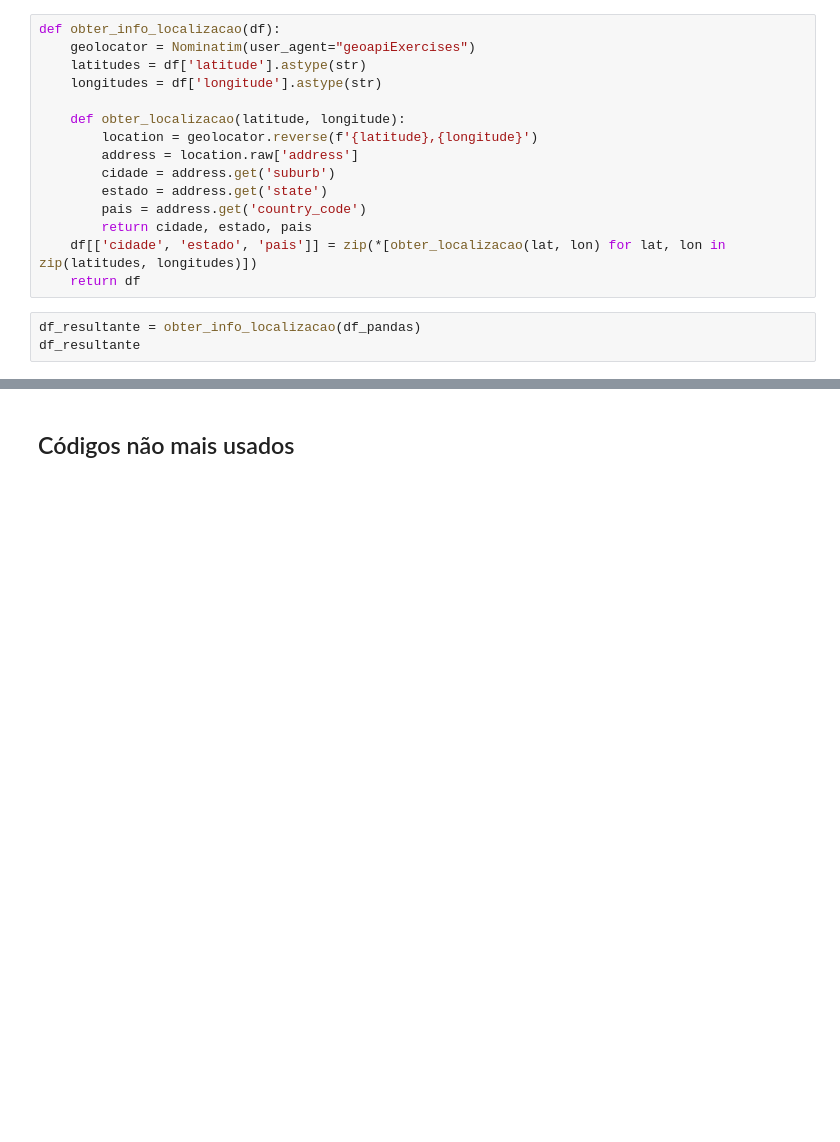
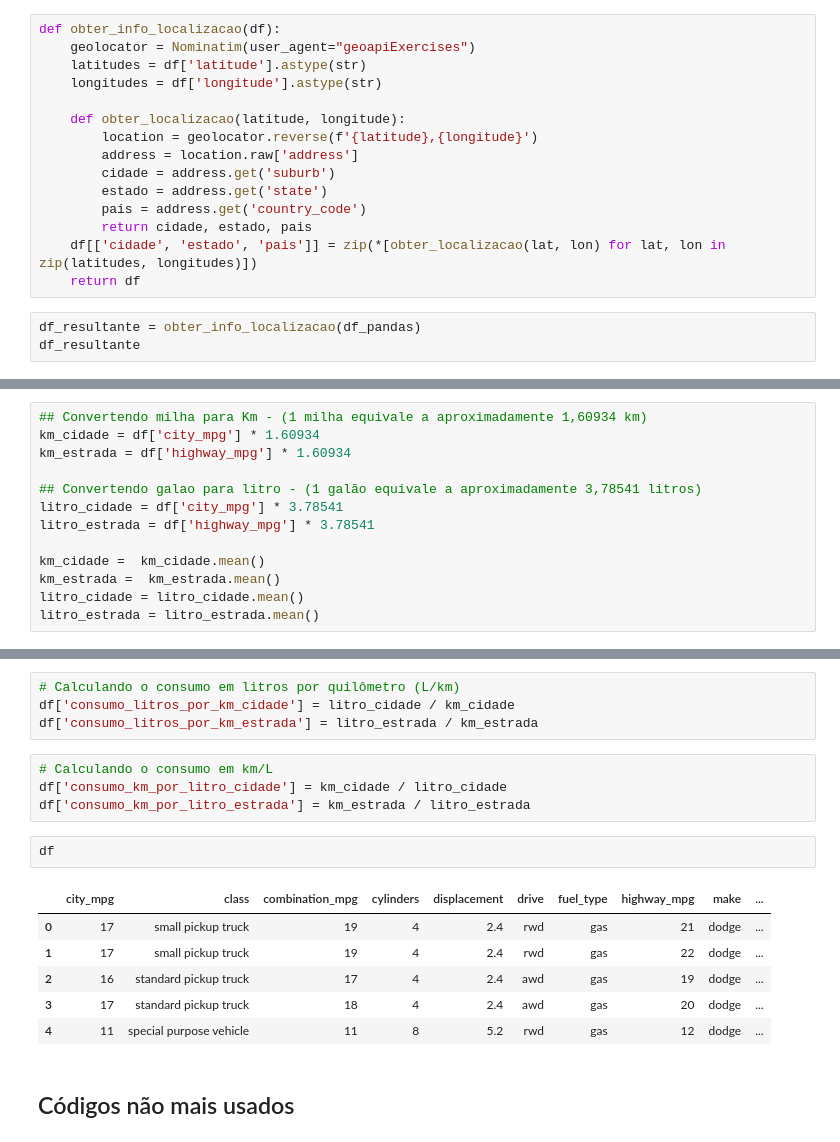
Before and after one commit to ThigaoRibeiro/tcc-ufrj-pipeline, a Jupyter notebook: Teste_WebScraping_OpenStreetMap.ipynb, the cells around one changed output, grey strips where cells are left out. Cells and saved outputs as stored; diff of their text form; blank space fills up the shorter version.

Commit message:
Iniciando modulo para calculo de combustível com API

```diff
--- a/Teste_WebScraping_OpenStreetMap.ipynb
+++ b/Teste_WebScraping_OpenStreetMap.ipynb
@@ -1008,0 +1098,13 @@ df_resultante
+# %%
+## Convertendo milha para Km - (1 milha equivale a aproximadamente 1,60934 km)
+km_cidade = df['city_mpg'] * 1.60934
+km_estrada = df['highway_mpg'] * 1.60934
+
+## Convertendo galao para litro - (1 galão equivale a aproximadamente 3,78541 litros)
+litro_cidade = df['city_mpg'] * 3.78541
+litro_estrada = df['highway_mpg'] * 3.78541
+
+km_cidade =  km_cidade.mean()
+km_estrada =  km_estrada.mean()
+litro_cidade = litro_cidade.mean()
+litro_estrada = litro_estrada.mean()
@@ -1009,3 +1116,20 @@ df_resultante
+# %%
+# Calculando o consumo em litros por quilômetro (L/km)
+df['consumo_litros_por_km_cidade'] = litro_cidade / km_cidade
+df['consumo_litros_por_km_estrada'] = litro_estrada / km_estrada
+# %%
+# Calculando o consumo em km/L
+df['consumo_km_por_litro_cidade'] = km_cidade / litro_cidade
+df['consumo_km_por_litro_estrada'] = km_estrada / litro_estrada
+# %%
+df
+# %% [output]
+|  | city_mpg | class | combination_mpg | cylinders | displacement | drive | fuel_type | highway_mpg | make | ... |
+| 0 | 17 | small pickup truck | 19 | 4 | 2.4 | rwd | gas | 21 | dodge | ... |
+| 1 | 17 | small pickup truck | 19 | 4 | 2.4 | rwd | gas | 22 | dodge | ... |
+| 2 | 16 | standard pickup truck | 17 | 4 | 2.4 | awd | gas | 19 | dodge | ... |
+| 3 | 17 | standard pickup truck | 18 | 4 | 2.4 | awd | gas | 20 | dodge | ... |
+| 4 | 11 | special purpose vehicle | 11 | 8 | 5.2 | rwd | gas | 12 | dodge | ... |
 # %% [markdown]
 ## Códigos não mais usados
 # %%
```
Also changed, not shown: parts of 10 cells of this notebook, 3 other files.
